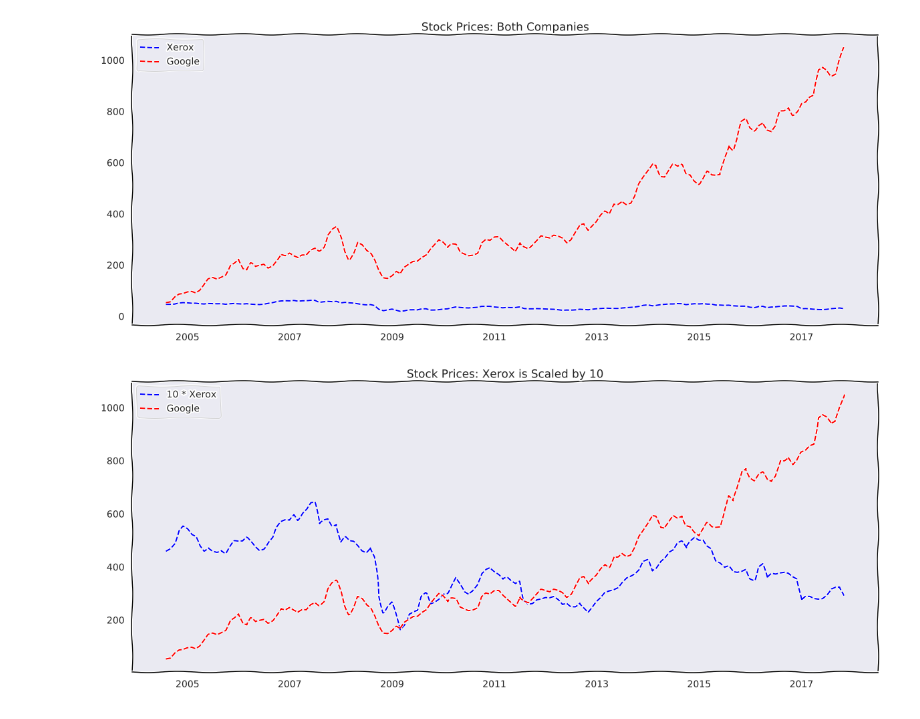
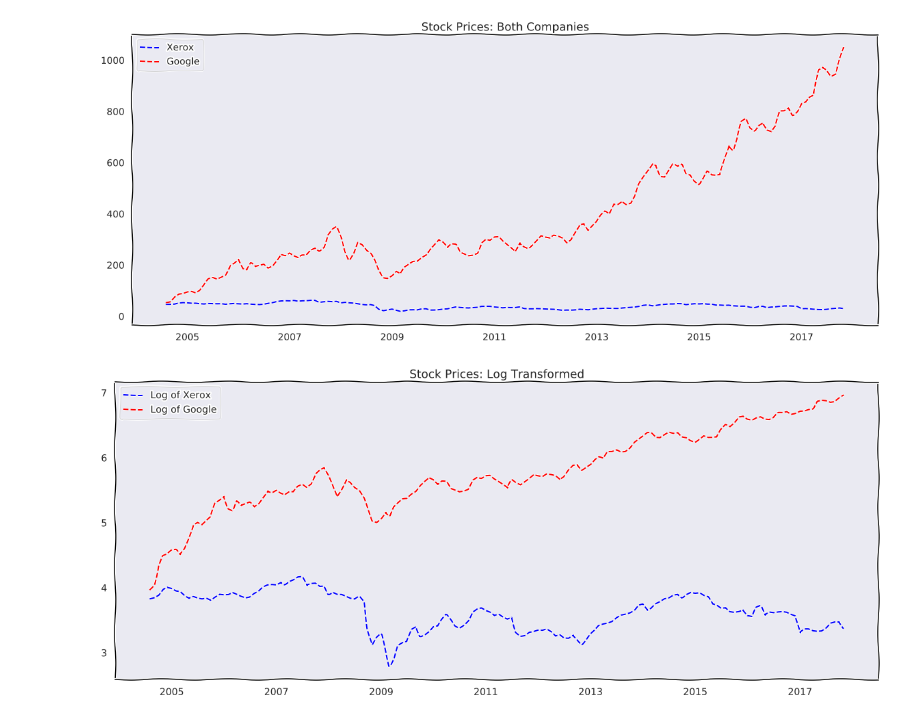
Before and after one commit to Turing-Machines-PESU/stock_market_analysis, a Jupyter notebook: advanced_analysis_xerox.ipynb, the cells around one changed output. Drawn from its saved outputs; the diff is of its cells as text; code cells hidden in the pictures.

```diff
--- a/advanced_analysis_xerox.ipynb
+++ b/advanced_analysis_xerox.ipynb
@@ -486,10 +486,10 @@ plt.show()
 [figure]
 # %%
 plt.figure(figsize=(20, 8))
-plt.plot(data_combined.index, data_combined.Xerox * 10,'b--', label = "10 * Xerox" )
-plt.plot(data_combined.index, data_combined.Google, 'r--', label = 'Google')
-plt.title("Stock Prices: Xerox is Scaled by 10")
+plt.plot(data_combined.index, np.log(data_combined.Xerox),'b--', label = "Log of Xerox" )
+plt.plot(data_combined.index, np.log(data_combined.Google), 'r--', label = 'Log of Google')
+plt.title("Stock Prices: Log Transformed")
 plt.legend()
 plt.show()
 # %% [output]
-[figure, old version]
+[figure, new version]
```
Also changed, not shown: parts of 11 cells of this notebook, 1 other file.
